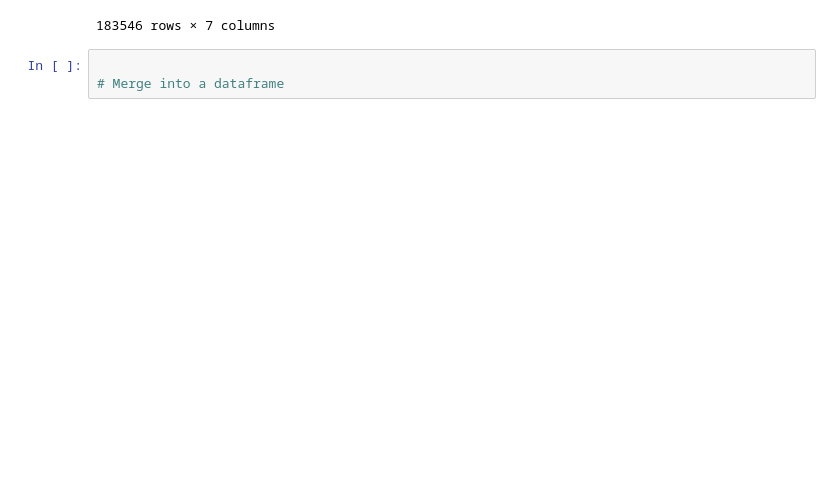
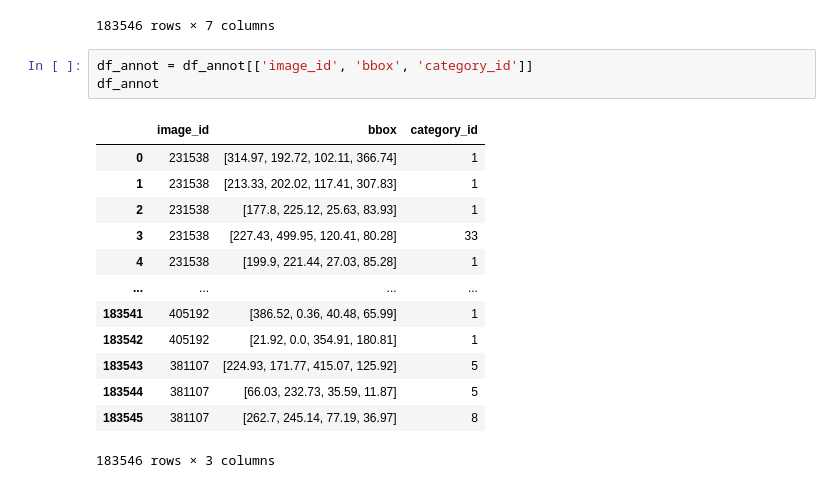
Before and after one commit to dnth/data-flywheel, a Jupyter notebook: notebooks/04_get_most_wrong.ipynb, the cells around one changed output. Drawn from its saved outputs; the diff is of its cells as text; blank space fills up the shorter version.

```diff
--- a/notebooks/04_get_most_wrong.ipynb
+++ b/notebooks/04_get_most_wrong.ipynb
@@ -159,6 +160,20 @@ df_annot # bbox is xywh format
 | 183544 | [[66.03, 239.2, 96.23, 239.2, 101... | 170.60765 | 0 | 381107 | [66.03, 232.73, 35.59, 11.87] | 5 | 158614 |
 | 183545 | [[263.45, 273.12, 262.7, 259.13, ... | 2050.52765 | 0 | 381107 | [262.7, 245.14, 77.19, 36.97] | 8 | 399564 |
 183546 rows × 7 columns
-# %%
-
-# Merge into a dataframe
+# %%
+df_annot = df_annot[['image_id', 'bbox', 'category_id']]
+df_annot
+# %% [output]
+|  | image_id | bbox | category_id |
+| 0 | 231538 | [314.97, 192.72, 102.11, 366.74] | 1 |
+| 1 | 231538 | [213.33, 202.02, 117.41, 307.83] | 1 |
+| 2 | 231538 | [177.8, 225.12, 25.63, 83.93] | 1 |
+| 3 | 231538 | [227.43, 499.95, 120.41, 80.28] | 33 |
+| 4 | 231538 | [199.9, 221.44, 27.03, 85.28] | 1 |
+| ... | ... | ... | ... |
+| 183541 | 405192 | [386.52, 0.36, 40.48, 65.99] | 1 |
+| 183542 | 405192 | [21.92, 0.0, 354.91, 180.81] | 1 |
+| 183543 | 381107 | [224.93, 171.77, 415.07, 125.92] | 5 |
+| 183544 | 381107 | [66.03, 232.73, 35.59, 11.87] | 5 |
+| 183545 | 381107 | [262.7, 245.14, 77.19, 36.97] | 8 |
+183546 rows × 3 columns
```
Also changed, not shown: parts of 4 cells of this notebook.
